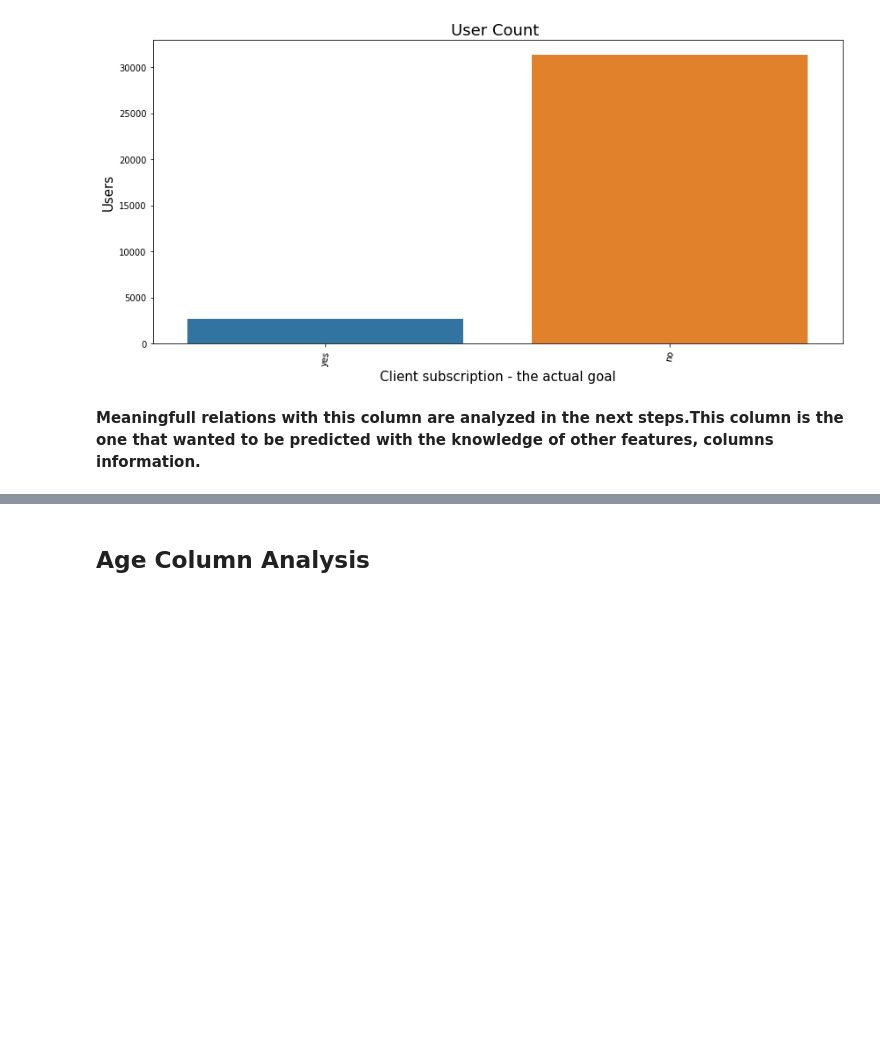
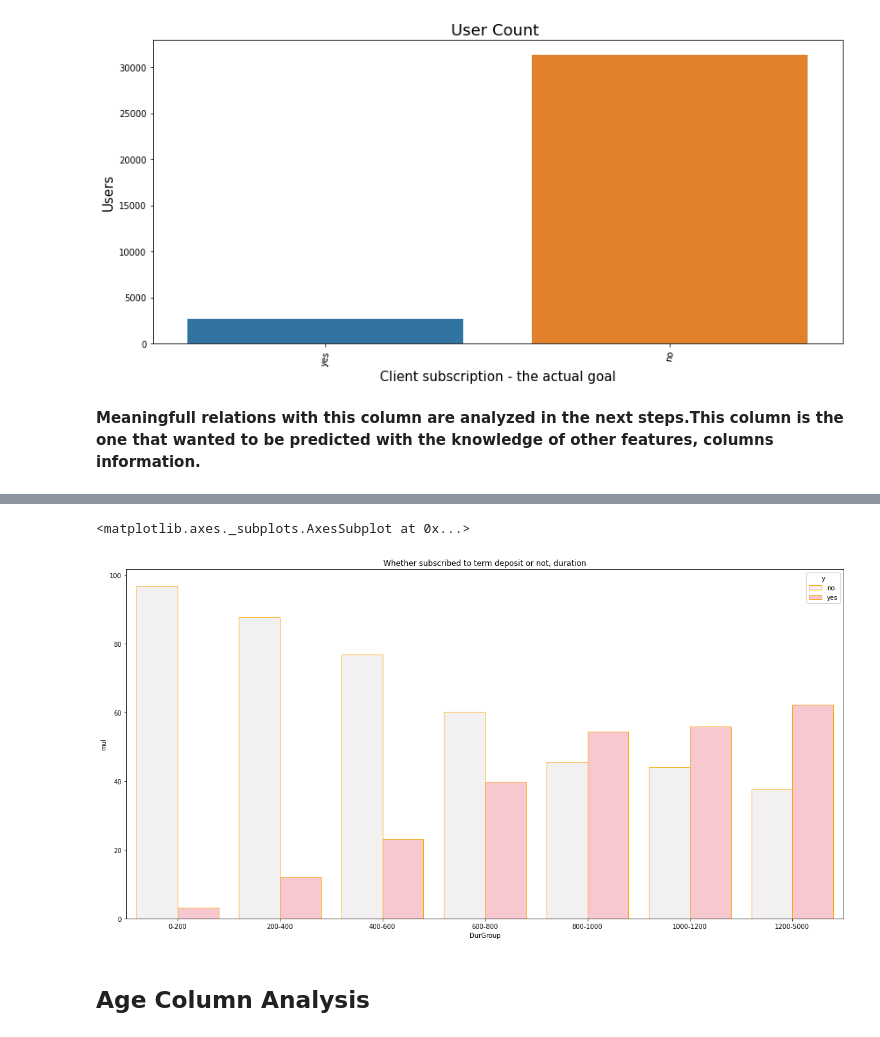
Before and after one commit to ekarasil/DataGlacier-Week10, a Jupyter notebook: week_10.ipynb, the cells around one changed output, grey strips where cells are left out. Cells and saved outputs as stored; diff of their text form; code cells hidden in the pictures; blank space fills up the shorter version.

```diff
--- a/week_10.ipynb
+++ b/week_10.ipynb
@@ -587,3 +643,15 @@ plt.tight_layout()
+# %%
+dur_mul=df2.groupby("DurGroup")["y"].value_counts(normalize=True).mul(100)
+dur_muldf=pd.DataFrame(dur_mul)
+dur_muldf.rename(columns = {'y':'mul'}, inplace = True)
+dur_muldf=dur_muldf.reset_index()
+dur_muldf
+plt.figure(figsize=(20,10))
+plt.title("Whether subscribed to term deposit or not, duration")
+sns.barplot(data=dur_muldf,hue="y",x="DurGroup",y="mul",color="pink",edgecolor='orange')
+# %% [output]
+<matplotlib.axes._subplots.AxesSubplot at 0x...>
+[figure, added]
 # %% [markdown]
 ## Age Column Analysis
 # %%
```
Also changed, not shown: parts of 7 cells of this notebook.
